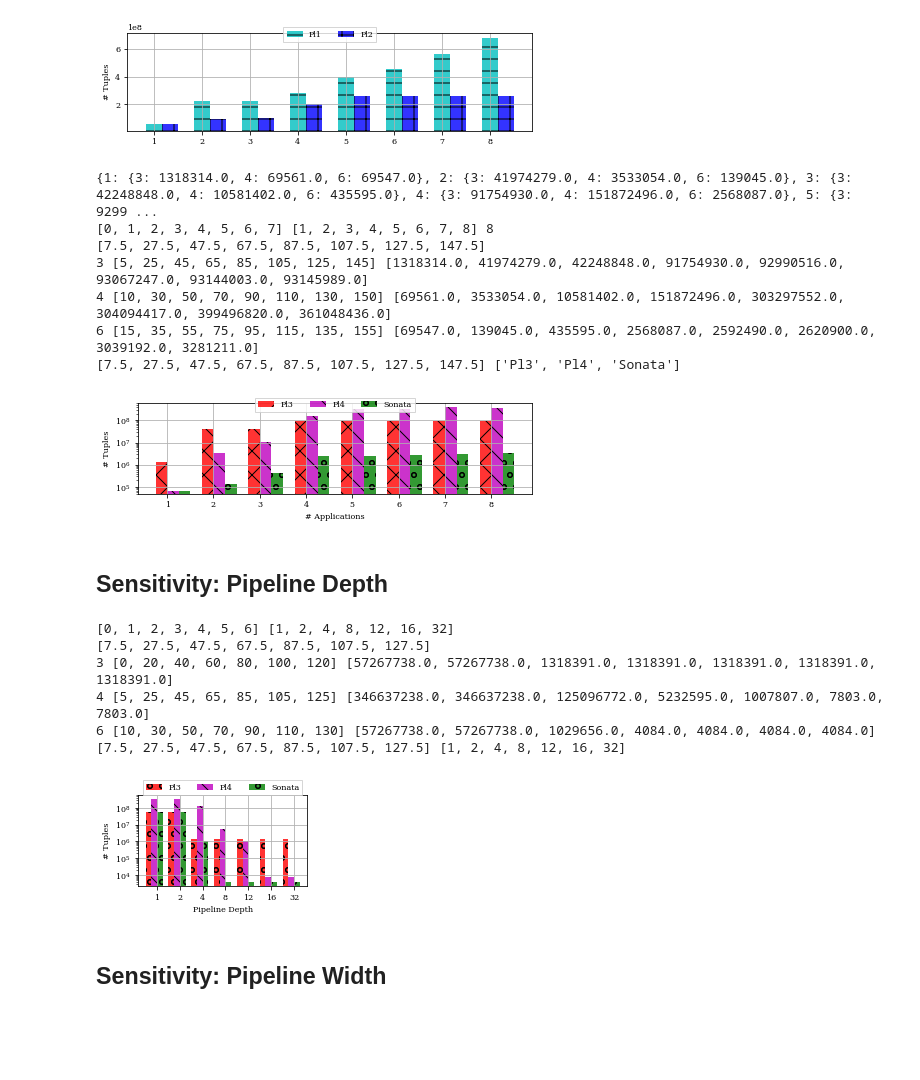
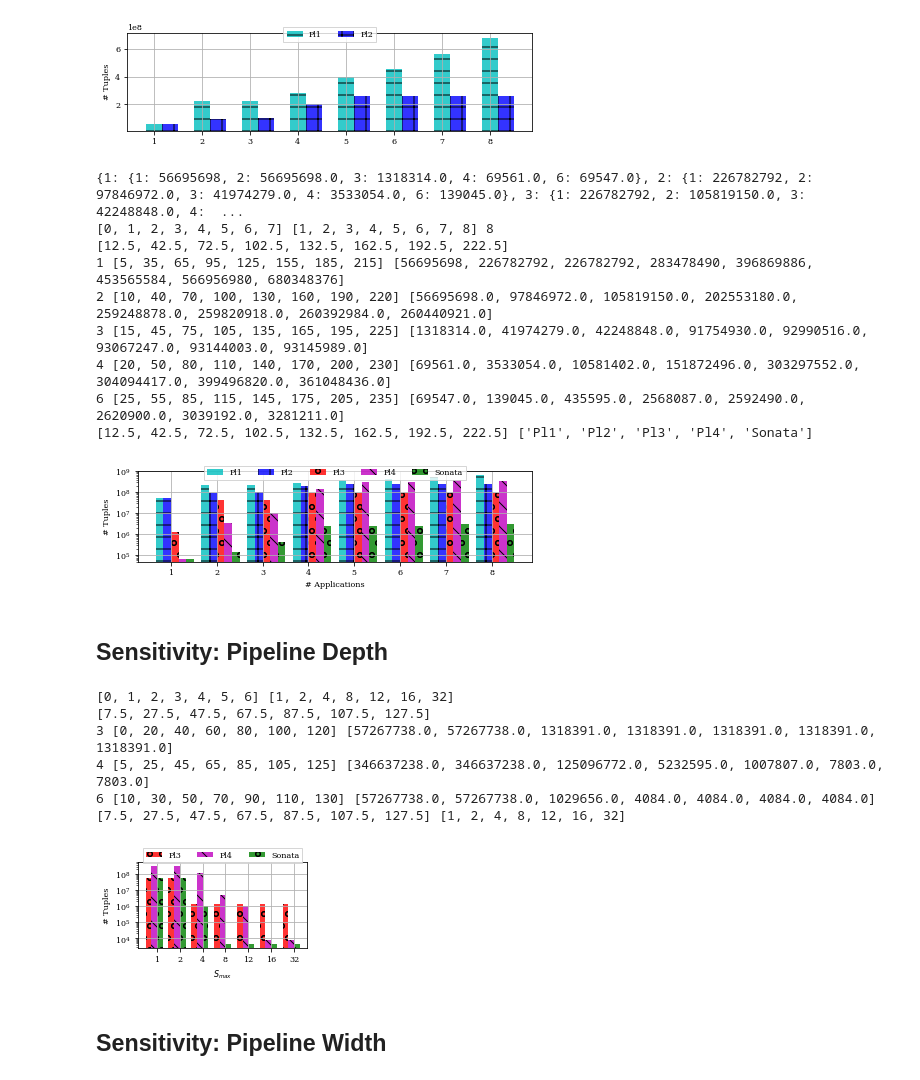
Before and after one commit to agupta13/SONATA-DEV, a Jupyter notebook: analysis/performance_eval/plot_results/plot_results.ipynb, the cells around one changed output. Saved outputs shown, nothing was run; the diff lists cells and outputs as text; code cells hidden in the pictures; blank space fills up the shorter version.

```diff
--- a/analysis/performance_eval/plot_results/plot_results.ipynb
+++ b/analysis/performance_eval/plot_results/plot_results.ipynb
@@ -458,7 +458,7 @@ data = {1: {0: {1: 56695698, 2: 56695698.0, 3: 1318314.0, 4: 69561.0, 6: 69547.0
        }
 
 modes = [1,2,3,4,6]
-modes = [3,4,6]
+modes = [1, 2, 3, 4, 6]
 modes_2_labels = {1: "Pl1", 2: "Pl2", 3: "Pl3", 4: "Pl4", 6: "Sonata"}
 n_queries = data.keys()
 n_queries.sort()
@@ -498,40 +498,42 @@ def draw_plots(data, modes, modes_2_labels):
         x = [l*shift+ctr*bar_width for l in xlab]
 
         print mode, x, y
         ax.bar(x, y, bar_width, alpha=0.8, color=color_n[mode], hatch = hatches[mode],label=modes_2_labels[mode])
 
         ctr += 1
 
     plt.xlabel('# Applications')
     plt.ylabel('# Tuples')
 
     print ticks, [modes_2_labels[mode] for mode in modes]
     plt.xticks(ticks, n_queries, rotation=0)
     ax.grid(True)
     #ax.set_xlim(xmax=5.25)
     ax.set_yscale("log", nonposy='clip')
     ax.set_ylim(ymin=50000)
     ax.legend(loc='upper center', bbox_to_anchor=(0.5, 1.1),
               ncol=5, fancybox=False, shadow=False)
     fname = "/Users/arpit/Documents/nsdi18/writing/figures/multi_query_analysis_log.eps"
     plt.tight_layout()
     plot_name = fname
     pl.savefig(plot_name)
     plt.show()
     pass
 
 plot_data = get_plot_data(data, modes)
 print plot_data
 draw_plots(plot_data, modes, modes_2_labels)
 # %% [output]
-{1: {3: 1318314.0, 4: 69561.0, 6: 69547.0}, 2: {3: 41974279.0, 4: 3533054.0, 6: 139045.0}, 3: {3: 42248848.0, 4: 10581402.0, 6: 435595.0}, 4: {3: 91754930.0, 4: 151872496.0, 6: 2568087.0}, 5: {3: 9299 ...
+{1: {1: 56695698, 2: 56695698.0, 3: 1318314.0, 4: 69561.0, 6: 69547.0}, 2: {1: 226782792, 2: 97846972.0, 3: 41974279.0, 4: 3533054.0, 6: 139045.0}, 3: {1: 226782792, 2: 105819150.0, 3: 42248848.0, 4:  ...
 [0, 1, 2, 3, 4, 5, 6, 7] [1, 2, 3, 4, 5, 6, 7, 8] 8
-[7.5, 27.5, 47.5, 67.5, 87.5, 107.5, 127.5, 147.5]
-3 [5, 25, 45, 65, 85, 105, 125, 145] [1318314.0, 41974279.0, 42248848.0, 91754930.0, 92990516.0, 93067247.0, 93144003.0, 93145989.0]
-4 [10, 30, 50, 70, 90, 110, 130, 150] [69561.0, 3533054.0, 10581402.0, 151872496.0, 303297552.0, 304094417.0, 399496820.0, 361048436.0]
-6 [15, 35, 55, 75, 95, 115, 135, 155] [69547.0, 139045.0, 435595.0, 2568087.0, 2592490.0, 2620900.0, 3039192.0, 3281211.0]
-[7.5, 27.5, 47.5, 67.5, 87.5, 107.5, 127.5, 147.5] ['Pl3', 'Pl4', 'Sonata']
+[12.5, 42.5, 72.5, 102.5, 132.5, 162.5, 192.5, 222.5]
+1 [5, 35, 65, 95, 125, 155, 185, 215] [56695698, 226782792, 226782792, 283478490, 396869886, 453565584, 566956980, 680348376]
+2 [10, 40, 70, 100, 130, 160, 190, 220] [56695698.0, 97846972.0, 105819150.0, 202553180.0, 259248878.0, 259820918.0, 260392984.0, 260440921.0]
+3 [15, 45, 75, 105, 135, 165, 195, 225] [1318314.0, 41974279.0, 42248848.0, 91754930.0, 92990516.0, 93067247.0, 93144003.0, 93145989.0]
+4 [20, 50, 80, 110, 140, 170, 200, 230] [69561.0, 3533054.0, 10581402.0, 151872496.0, 303297552.0, 304094417.0, 399496820.0, 361048436.0]
+6 [25, 55, 85, 115, 145, 175, 205, 235] [69547.0, 139045.0, 435595.0, 2568087.0, 2592490.0, 2620900.0, 3039192.0, 3281211.0]
+[12.5, 42.5, 72.5, 102.5, 132.5, 162.5, 192.5, 222.5] ['Pl1', 'Pl2', 'Pl3', 'Pl4', 'Sonata']
-[figure, old version]
+[figure, new version]
 # %% [markdown]
 ## Sensitivity: Pipeline Depth
 # %%
@@ -546,6 +548,16 @@ modes = [3,4,6]
 modes_2_labels = {1: "Pl1", 2: "Pl2", 3: "Pl3", 4: "Pl4", 6: "Sonata"}
 hatches = {0:'/', 1:'-', 2:'+', 3:'o', 4:'\\', 5:'x', 6:'o', 7:'O', 8:'.'}
 
+matplotlib.rc('text', usetex=False)
+matplotlib.use('Agg')
+# matplotlib.rcParams['pdf.fonttype'] = 42
+# matplotlib.rcParams['ps.fonttype'] = 42
+matplotlib.rcParams['figure.figsize']= [3.125, 1.93]
+# matplotlib.rcParams['text.usetex'] = True
+matplotlib.rcParams['font.family']= 'serif'
+# matplotlib.rcParams['font.sans-serif']='Times'
+matplotlib.rcParams['font.size']= 8
+
 def draw_plots(data, modes, modes_2_labels):
     f, (ax) = plt.subplots(1)
     ctr = 0
@@ -553,7 +565,7 @@ def draw_plots(data, modes, modes_2_labels):
     shift = (1+len(modes))*bar_width
     qids = Ds
     qids.sort()
-    matplotlib.rcParams['figure.figsize']= [3.125, 1.93]
+    #matplotlib.rcParams['figure.figsize']= [6.25, 1.93]
 
     xlab = range(len(qids))
     print xlab, qids
@@ -571,11 +583,11 @@ def draw_plots(data, modes, modes_2_labels):
 
         ctr += 1
 
-    plt.xlabel('Pipeline Depth')
+    plt.xlabel(r'$S_{max}$')
     plt.ylabel('# Tuples')
 
     print ticks, qids
-    plt.xticks(ticks, qids, rotation=0)
+    plt.xticks(ticks, qids)
     ax.grid(True)
     #ax.set_xlim(xmax=5.25)
     ax.set_yscale("log", nonposy='clip')
@@ -598,7 +610,7 @@ draw_plots(data, modes, modes_2_labels)
 4 [5, 25, 45, 65, 85, 105, 125] [346637238.0, 346637238.0, 125096772.0, 5232595.0, 1007807.0, 7803.0, 7803.0]
 6 [10, 30, 50, 70, 90, 110, 130] [57267738.0, 57267738.0, 1029656.0, 4084.0, 4084.0, 4084.0, 4084.0]
 [7.5, 27.5, 47.5, 67.5, 87.5, 107.5, 127.5] [1, 2, 4, 8, 12, 16, 32]
-[figure, old version]
+[figure, new version]
 # %% [markdown]
 ## Sensitivity: Pipeline Width
 # %%
```
Also changed, not shown: parts of 2 cells of this notebook, 1 other file.
